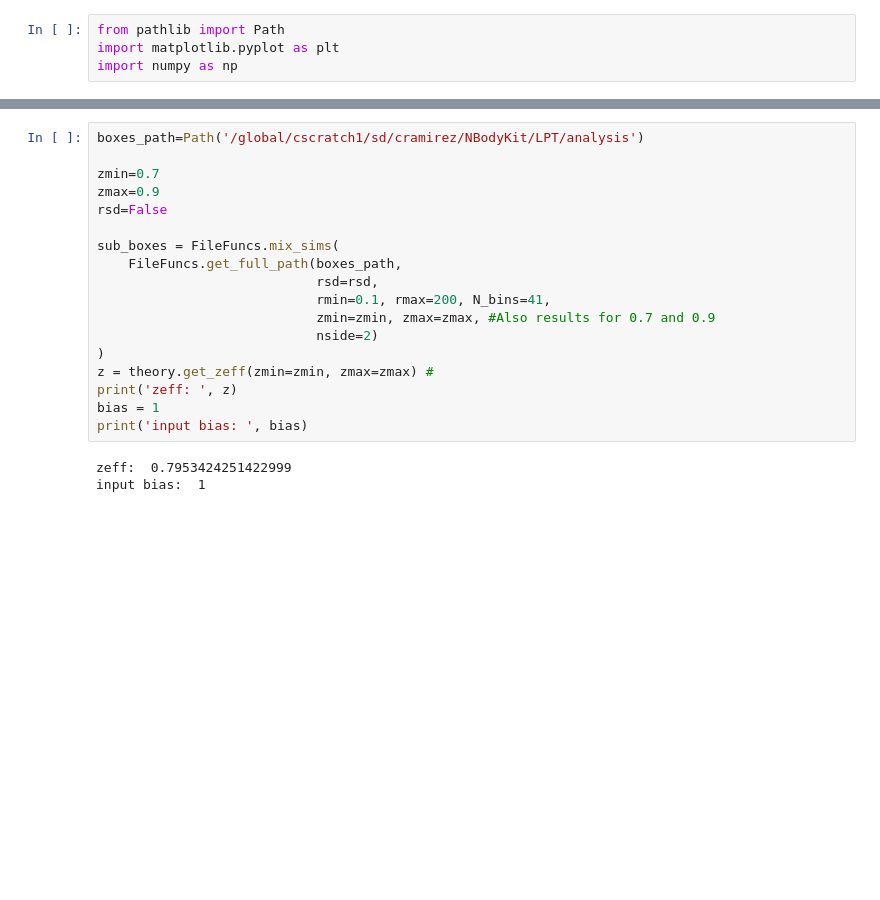
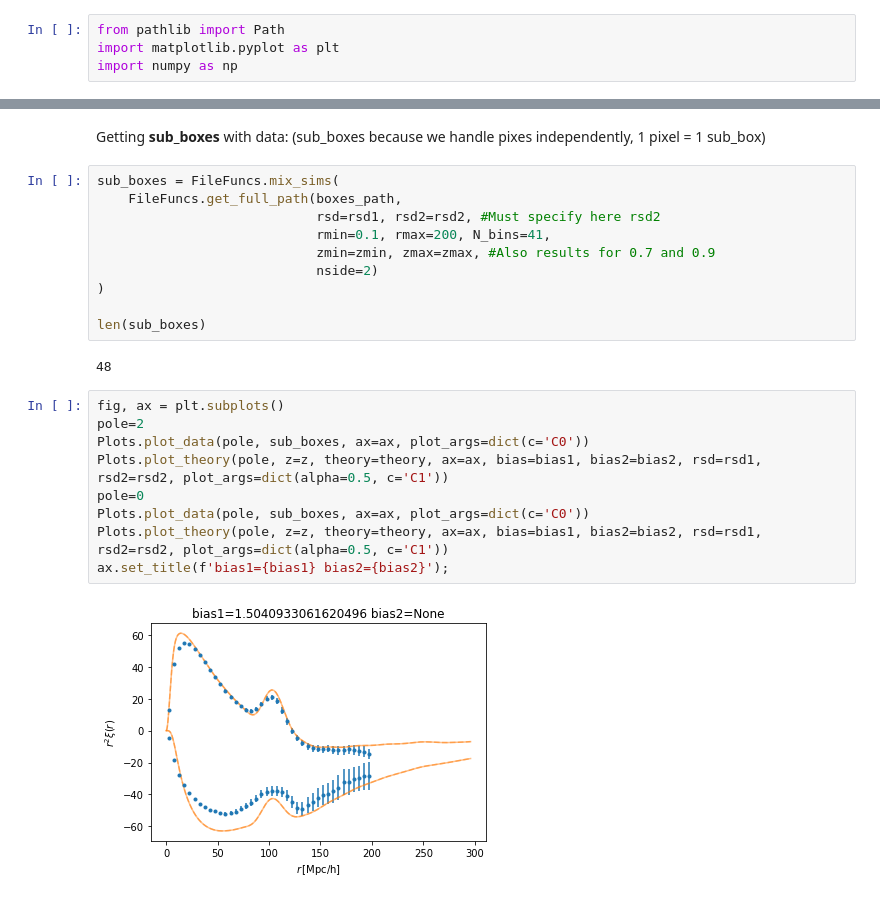
Before and after one commit to cramirezpe/modules-corrf-analysis, a Jupyter notebook: Examples/LPT.ipynb, the cells around one changed output, grey strips where cells are left out. Drawn from its saved outputs; the diff is of its cells as text; blank space fills up the shorter version.

```diff
--- a/Examples/LPT.ipynb
+++ b/Examples/LPT.ipynb
@@ -47,21 +74,25 @@ $$P_2(k) = \frac{4}{7} f^2 <\delta_L \delta_L> + \frac{4 f}{3} <\delta_{\rm LPT}
+# %% [markdown]
+Getting **sub_boxes** with data: (sub_boxes because we handle pixes independently, 1 pixel = 1 sub_box)
 # %%
-boxes_path=Path('/global/cscratch1/sd/cramirez/NBodyKit/LPT/analysis')
-
-zmin=0.7
-zmax=0.9
-rsd=False
-
 sub_boxes = FileFuncs.mix_sims(
     FileFuncs.get_full_path(boxes_path,
-                            rsd=rsd,
+                            rsd=rsd1, rsd2=rsd2, #Must specify here rsd2
                             rmin=0.1, rmax=200, N_bins=41,
                             zmin=zmin, zmax=zmax, #Also results for 0.7 and 0.9
                             nside=2)
 )
-z = theory.get_zeff(zmin=zmin, zmax=zmax) #
-print('zeff: ', z)
-bias = 1
-print('input bias: ', bias)
+
+len(sub_boxes)
 # %% [output]
-zeff:  0.7953424251422999
-input bias:  1
+48
+# %%
+fig, ax = plt.subplots()
+pole=2
+Plots.plot_data(pole, sub_boxes, ax=ax, plot_args=dict(c='C0'))
+Plots.plot_theory(pole, z=z, theory=theory, ax=ax, bias=bias1, bias2=bias2, rsd=rsd1, rsd2=rsd2, plot_args=dict(alpha=0.5, c='C1'))
+pole=0
+Plots.plot_data(pole, sub_boxes, ax=ax, plot_args=dict(c='C0'))
+Plots.plot_theory(pole, z=z, theory=theory, ax=ax, bias=bias1, bias2=bias2, rsd=rsd1, rsd2=rsd2, plot_args=dict(alpha=0.5, c='C1'))
+ax.set_title(f'bias1={bias1} bias2={bias2}');
+# %% [output]
+[figure, added]
```
Also changed, not shown: parts of 23 cells of this notebook, 17 other files.
